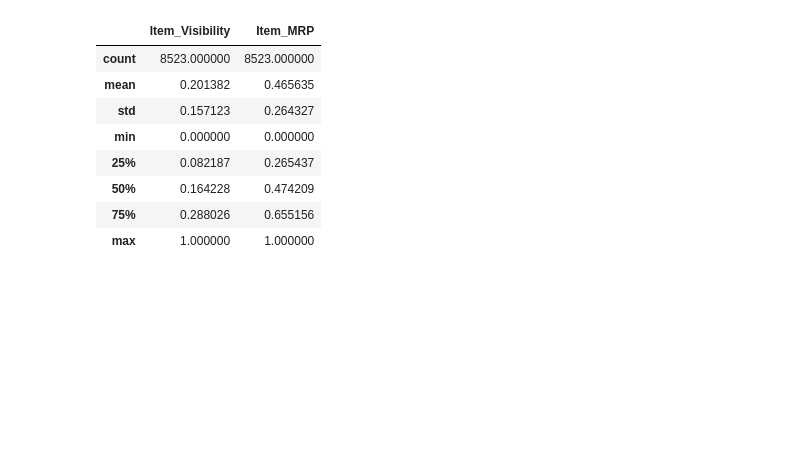
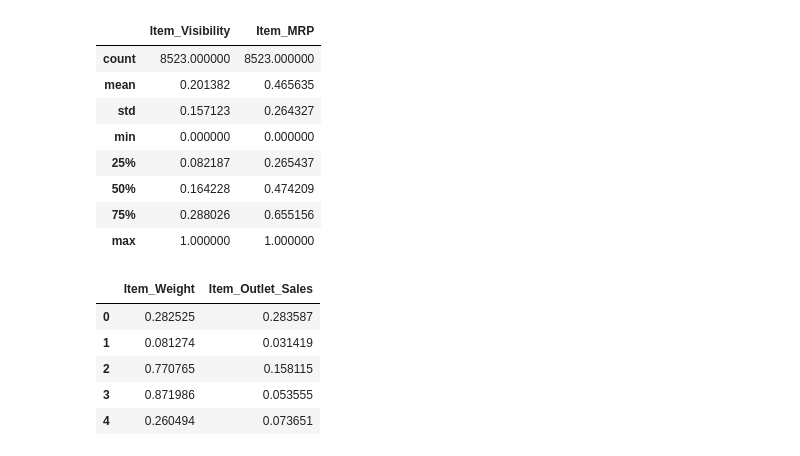
Before and after one commit to Malinda1/feature_engineering, a Jupyter notebook: feature_engineering.ipynb, the cells around one changed output. Cells and saved outputs as stored; diff of their text form; code cells hidden in the pictures; blank space fills up the shorter version.

```diff
--- a/feature_engineering.ipynb
+++ b/feature_engineering.ipynb
@@ -158,3 +158,23 @@ scaled_data.describe()
 | 50% | 0.164228 | 0.474209 |
 | 75% | 0.288026 | 0.655156 |
 | max | 1.000000 | 1.000000 |
+# %%
+# Standard Scaler
+
+from sklearn.preprocessing import StandardScaler
+
+data2 = bigmart[['Item_Weight', 'Item_Outlet_Sales']]
+
+scaler1 = StandardScaler()
+
+scaled_data1 = scaler.fit_transform(data2)
+scaled_data1 = pd.DataFrame(scaled_data1, columns = ['Item_Weight','Item_Outlet_Sales'])
+
+scaled_data1.head()
+# %% [output]
+|  | Item_Weight | Item_Outlet_Sales |
+| 0 | 0.282525 | 0.283587 |
+| 1 | 0.081274 | 0.031419 |
+| 2 | 0.770765 | 0.158115 |
+| 3 | 0.871986 | 0.053555 |
+| 4 | 0.260494 | 0.073651 |
```
Also changed, not shown: parts of 1 cell of this notebook.
